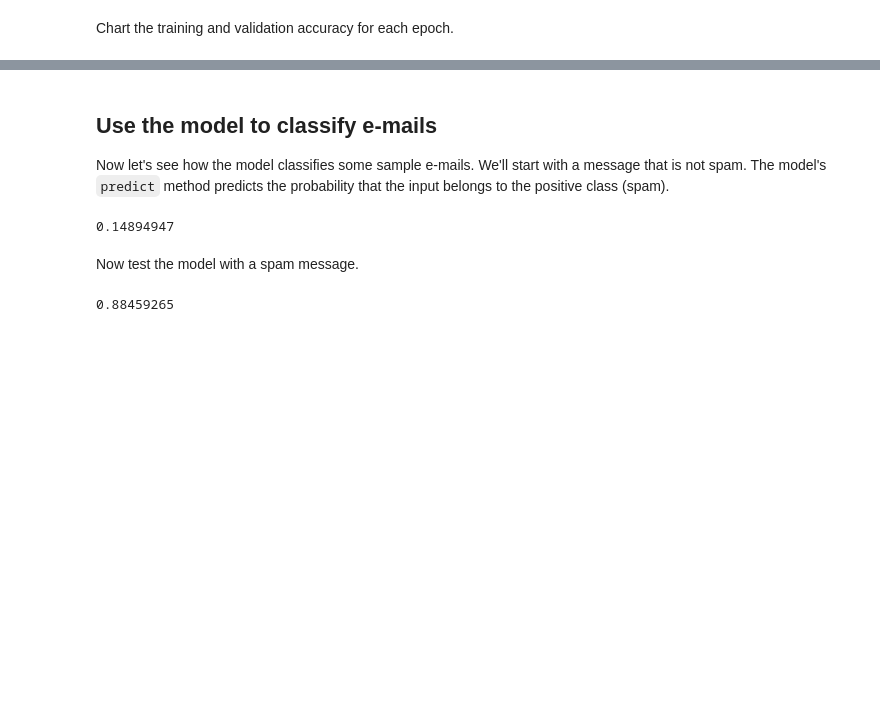
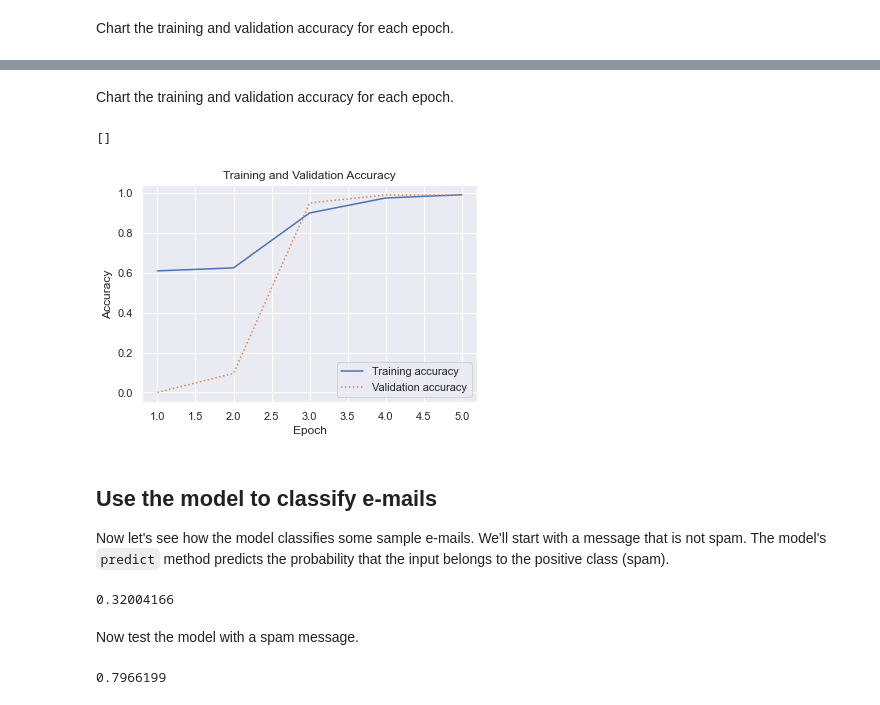
Before and after one commit to jeffprosise/Deep-Learning, a Jupyter notebook: E-Mail Classification.ipynb, the cells around one changed output, grey strips where cells are left out. Cells and saved outputs as stored; diff of their text form; code cells hidden in the pictures; blank space fills up the shorter version.

```diff
--- a/E-Mail Classification.ipynb
+++ b/E-Mail Classification.ipynb
@@ -142,0 +147,12 @@ plt.plot()
+# %%
+from keras.layers import Conv1D, MaxPooling1D, GlobalMaxPooling1D
+
+model = Sequential()
+model.add(Embedding(max_words, 32, input_length=max_length))
+model.add(Conv1D(32, 7, activation='relu'))
+model.add(MaxPooling1D(5))
+model.add(Conv1D(32, 7, activation='relu'))
+model.add(GlobalMaxPooling1D())
+model.add(Dense(1, activation='sigmoid'))
+model.compile(loss='binary_crossentropy', optimizer='adam', metrics=['accuracy'])
+model.summary()
@@ -142,0 +182,2 @@ plt.plot()
+# %%
+hist = model.fit(x, y, validation_split=0.2, epochs=5, batch_size=20)
@@ -143,3 +195,20 @@ plt.plot()
+# %% [markdown]
+Chart the training and validation accuracy for each epoch.
+# %%
+acc = hist.history['accuracy']
+val = hist.history['val_accuracy']
+epochs = range(1, len(acc) + 1)
+
+plt.plot(epochs, acc, '-', label='Training accuracy')
+plt.plot(epochs, val, ':', label='Validation accuracy')
+plt.title('Training and Validation Accuracy')
+plt.xlabel('Epoch')
+plt.ylabel('Accuracy')
+plt.legend(loc='lower right')
+plt.plot()
+# %% [output]
+[]
+[figure, added]
 # %% [markdown]
 ## Use the model to classify e-mails
 
@@ -150,7 +219,7 @@ sequence = tokenizer.texts_to_sequences([cleaned_text])
 padded_sequence = pad_sequences(sequence, maxlen=max_length)
 model.predict(padded_sequence)[0][0]
 # %% [output]
-0.14894947
+0.32004166
 # %% [markdown]
 Now test the model with a spam message.
 # %%
@@ -159,4 +228,4 @@ sequence = tokenizer.texts_to_sequences([cleaned_text])
 padded_sequence = pad_sequences(sequence, maxlen=max_length)
 model.predict(padded_sequence)[0][0]
 # %% [output]
-0.88459265
+0.7966199
```
Also changed, not shown: parts of 9 cells of this notebook.
